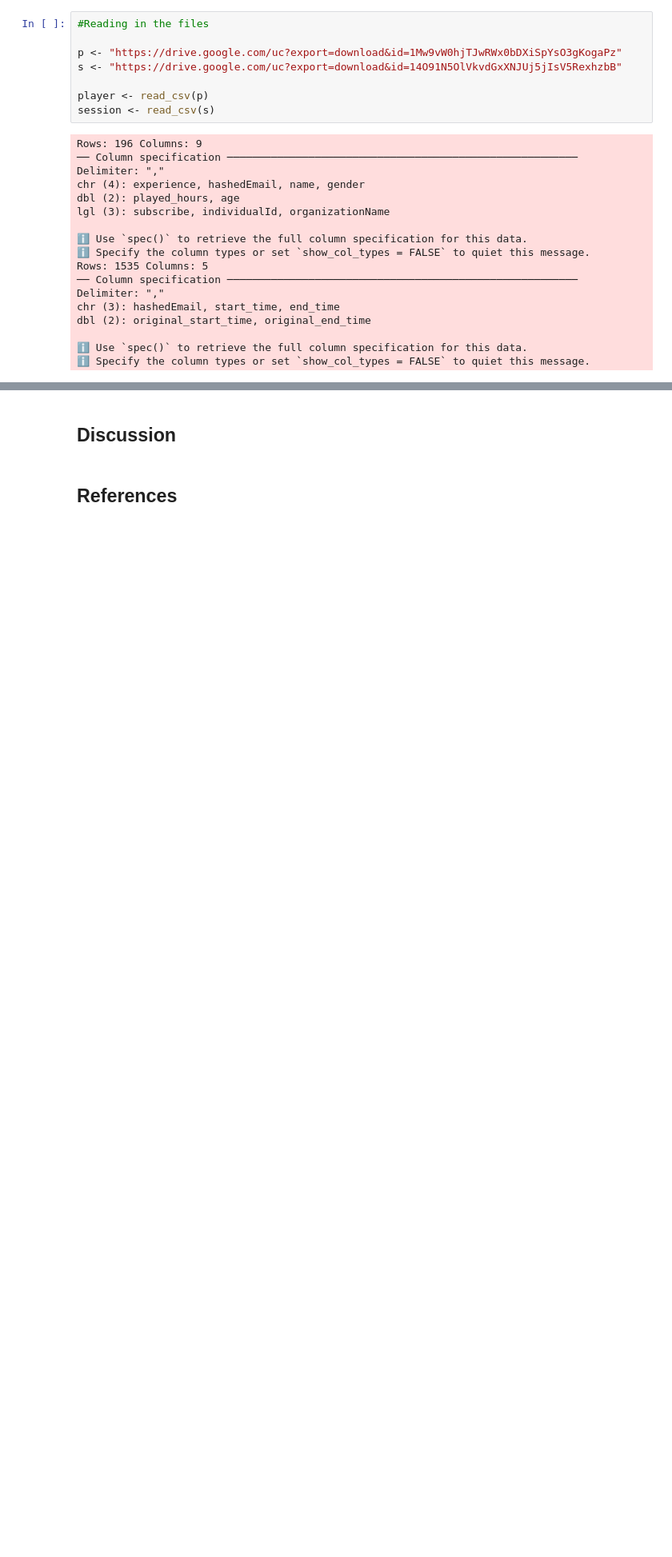
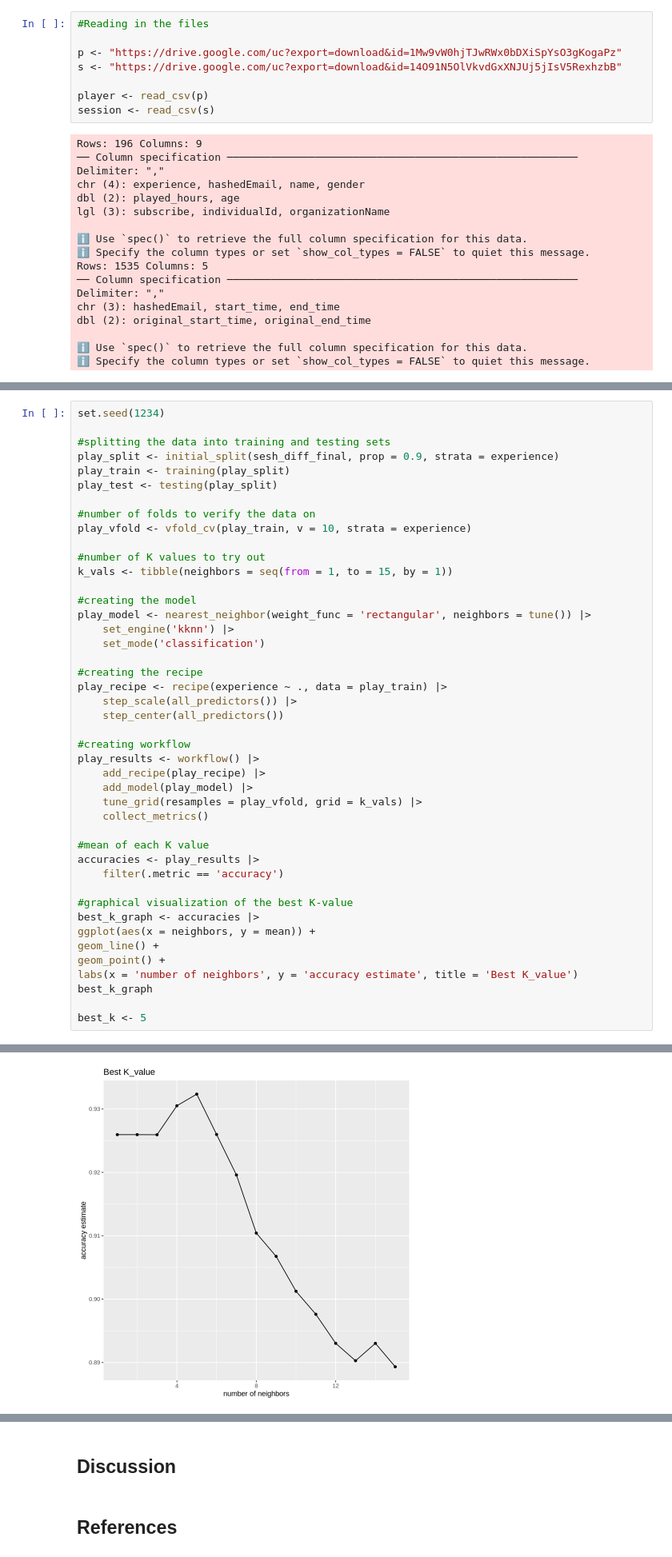
Before and after one commit to whisp533/DSCI-group-project, a Jupyter notebook: Group_project.ipynb, the cells around one changed output, grey strips where cells are left out. Shown: that part at 80% size. Cells and saved outputs as stored; diff of their text form; blank space fills up the shorter version.

```diff
--- a/Group_project.ipynb
+++ b/Group_project.ipynb
@@ -84,0 +92,45 @@ A data.frame: 1521 × 6
+# %%
+set.seed(1234)
+
+#splitting the data into training and testing sets
+play_split <- initial_split(sesh_diff_final, prop = 0.9, strata = experience)
+play_train <- training(play_split)
+play_test <- testing(play_split)
+
+#number of folds to verify the data on
+play_vfold <- vfold_cv(play_train, v = 10, strata = experience)
+
+#number of K values to try out
+k_vals <- tibble(neighbors = seq(from = 1, to = 15, by = 1))
+
+#creating the model
+play_model <- nearest_neighbor(weight_func = 'rectangular', neighbors = tune()) |>
+    set_engine('kknn') |>
+    set_mode('classification')
+
+#creating the recipe
+play_recipe <- recipe(experience ~ ., data = play_train) |>
+    step_scale(all_predictors()) |>
+    step_center(all_predictors())
+
+#creating workflow
+play_results <- workflow() |>
+    add_recipe(play_recipe) |>
+    add_model(play_model) |>
+    tune_grid(resamples = play_vfold, grid = k_vals) |>
+    collect_metrics()
+
+#mean of each K value
+accuracies <- play_results |>
+    filter(.metric == 'accuracy')
+
+#graphical visualization of the best K-value
+best_k_graph <- accuracies |>
+ggplot(aes(x = neighbors, y = mean)) +
+geom_line() +
+geom_point() +
+labs(x = 'number of neighbors', y = 'accuracy estimate', title = 'Best K_value')
+best_k_graph
+
+best_k <- 5
+# %% [output]
@@ -84,0 +157 @@ A data.frame: 1521 × 6
+[figure, added]
```
Also changed, not shown: parts of 6 cells of this notebook.
